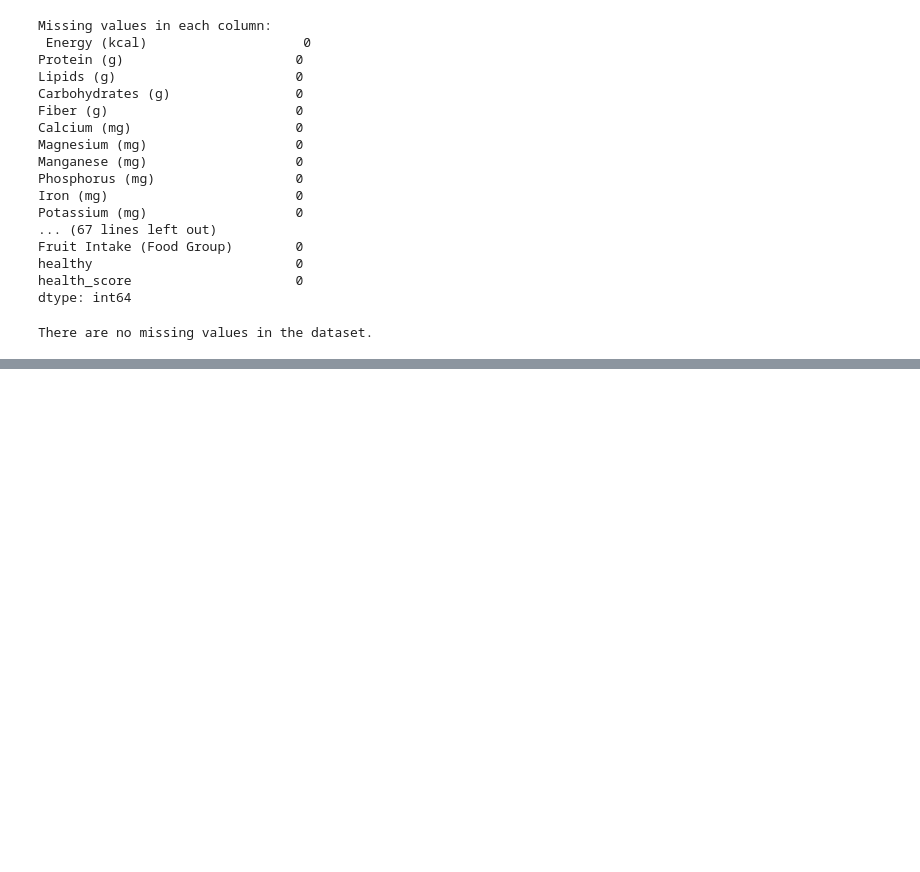
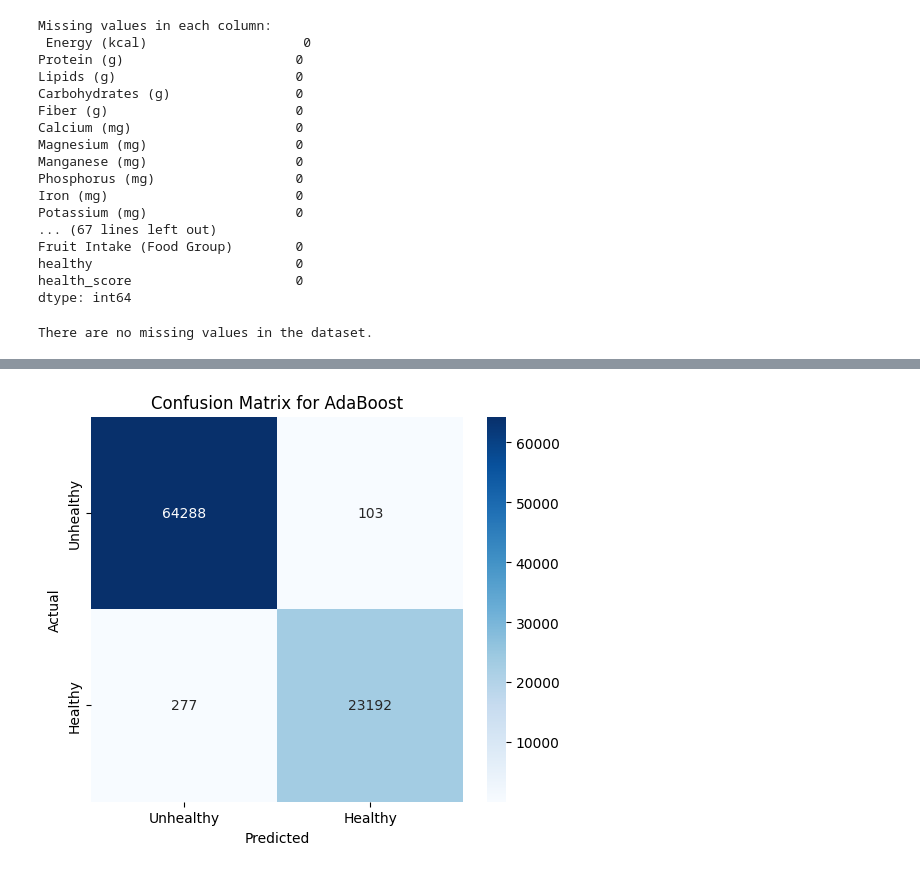
Before and after one commit to XavierRolex/Food-Classification-Model, a Jupyter notebook: Updated (2).ipynb, the cells around one changed output, grey strips where cells are left out. Cells and saved outputs as stored; diff of their text form; code cells hidden in the pictures; blank space fills up the shorter version.

```diff
--- a/Updated (2).ipynb
+++ b/Updated (2).ipynb
@@ -974,0 +1129,9 @@ There are no missing values in the dataset.
+# %%
+#Initialize and train the AdaBoost model
+# Initialize the AdaBoost classifier
+from sklearn.ensemble import AdaBoostClassifier
+
+ada_model = AdaBoostClassifier(n_estimators=100, random_state=42)
+
+# Train the model
+ada_model.fit(X_train, y_train)
@@ -974,0 +1179,16 @@ There are no missing values in the dataset.
+# %%
+# Get predictions from AdaBoost
+y_test_pred_ada = ada_model.predict(X_test)
+
+# Generate the confusion matrix for AdaBoost
+cm_ada = confusion_matrix(y_test, y_test_pred_ada)
+
+# Plot the confusion matrix for AdaBoost
+plt.figure(figsize=(6, 5))
+sns.heatmap(cm_ada, annot=True, fmt='d', cmap='Blues', xticklabels=['Unhealthy', 'Healthy'], yticklabels=['Unhealthy', 'Healthy'])
+plt.xlabel('Predicted')
+plt.ylabel('Actual')
+plt.title('Confusion Matrix for AdaBoost')
+plt.show()
+# %% [output]
+[figure, added]
```
Also changed, not shown: parts of 37 cells of this notebook, 2 other files.
